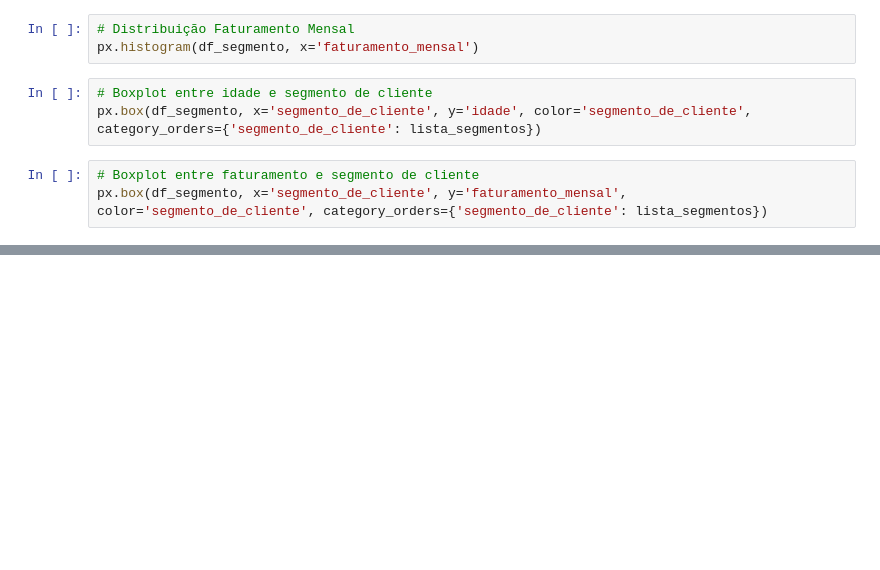
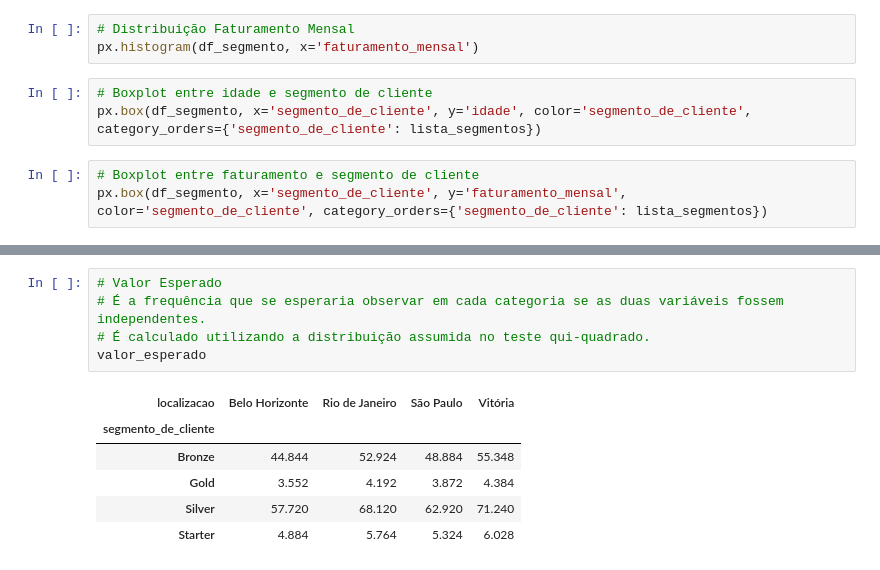
Before and after one commit to Diegopbetti/classificacao_arvore_decisao, a Jupyter notebook: classificacao_segmento_empresa.ipynb, the cells around one changed output, grey strips where cells are left out. Saved outputs shown, nothing was run; the diff lists cells and outputs as text; blank space fills up the shorter version.

```diff
--- a/classificacao_segmento_empresa.ipynb
+++ b/classificacao_segmento_empresa.ipynb
@@ -145,0 +157,12 @@ px.box(df_segmento, x='segmento_de_cliente', y='faturamento_mensal', color='segm
+# %%
+# Valor Esperado
+# É a frequência que se esperaria observar em cada categoria se as duas variáveis fossem independentes.
+# É calculado utilizando a distribuição assumida no teste qui-quadrado.
+valor_esperado
+# %% [output]
+| localizacao | Belo Horizonte | Rio de Janeiro | São Paulo | Vitória |
+| segmento_de_cliente |  |  |  |  |
+| Bronze | 44.844 | 52.924 | 48.884 | 55.348 |
+| Gold | 3.552 | 4.192 | 3.872 | 4.384 |
+| Silver | 57.720 | 68.120 | 62.920 | 71.240 |
+| Starter | 4.884 | 5.764 | 5.324 | 6.028 |
```
Also changed, not shown: parts of 4 cells of this notebook.
